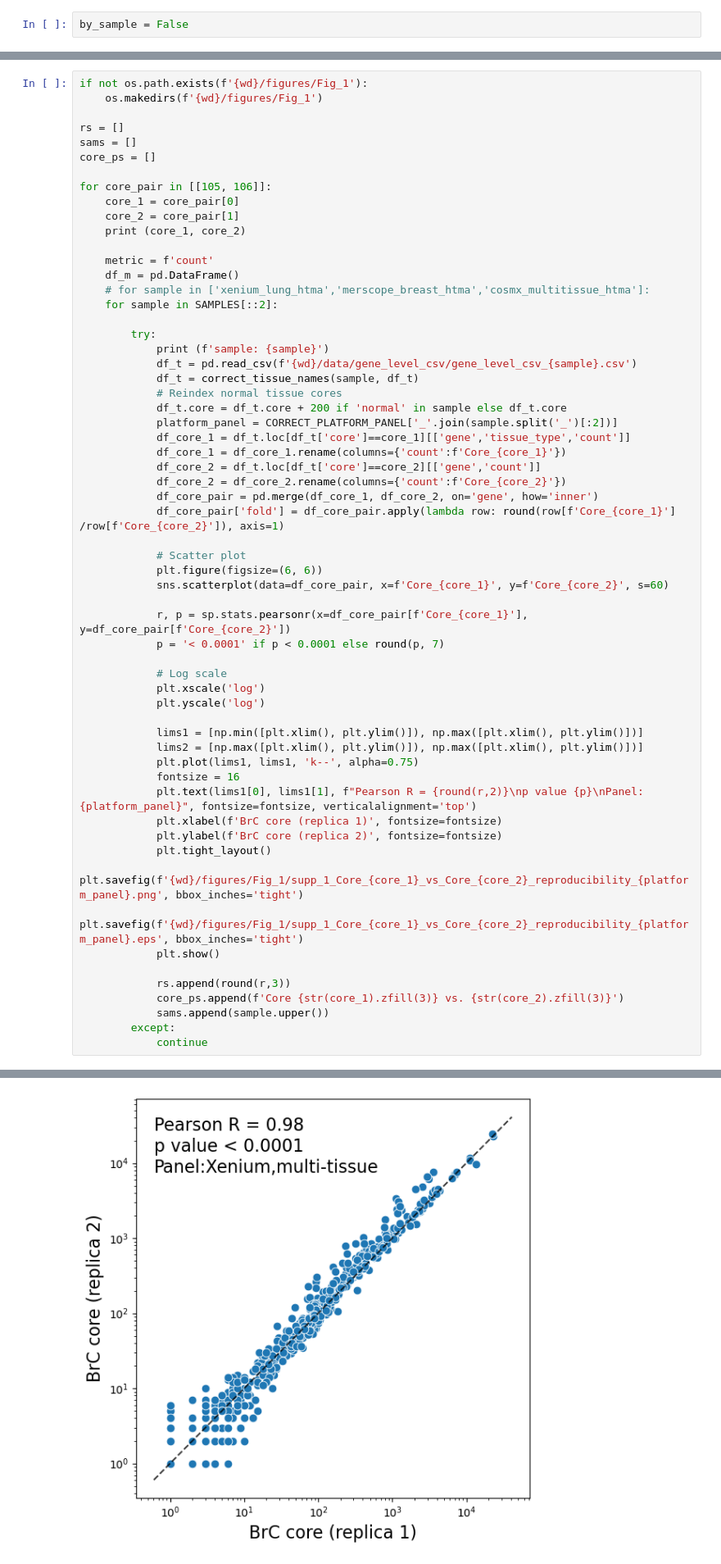
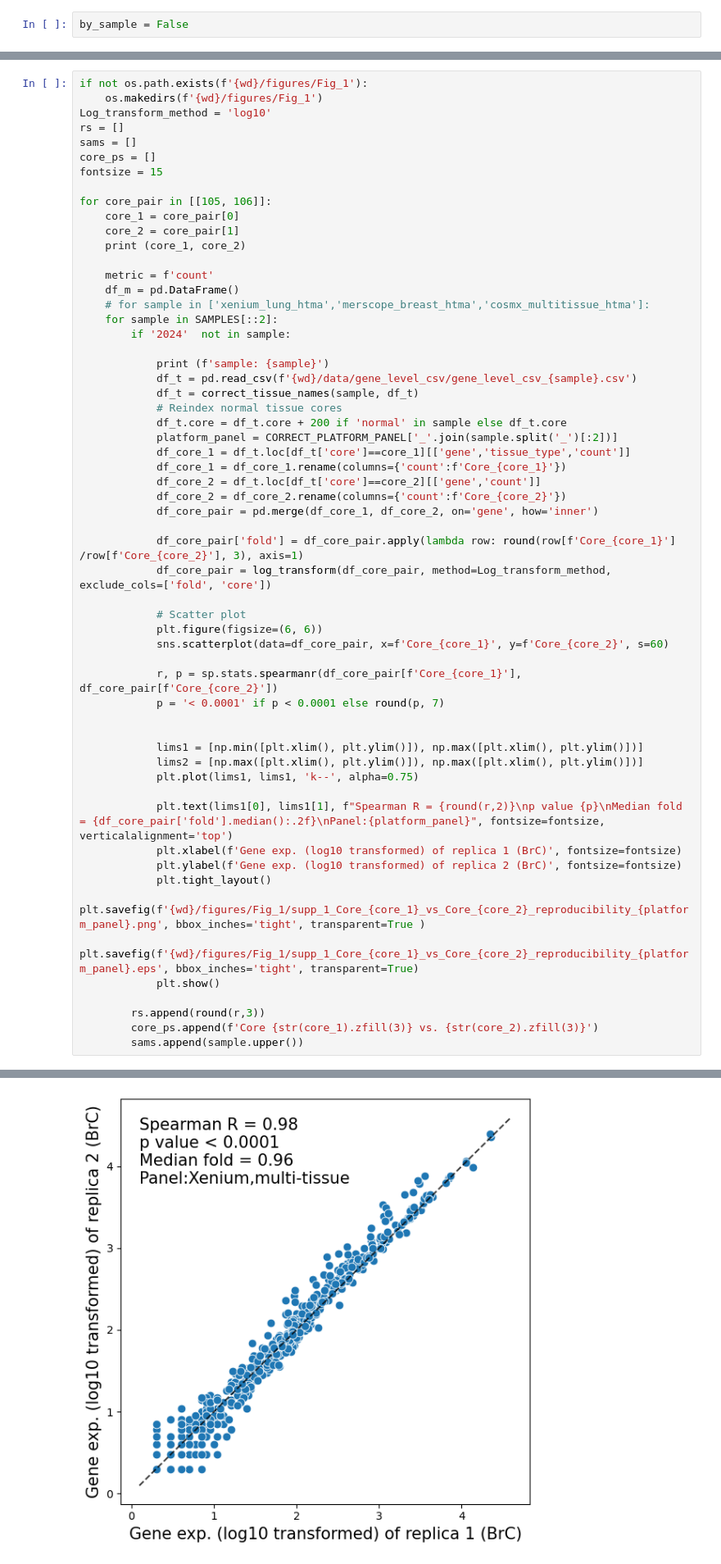
Before and after one commit to broadinstitute/ist_benchmarking, a Jupyter notebook: 03_gene_by_gene_plot.ipynb, the cells around one changed output, grey strips where cells are left out. Shown at 82% size. Drawn from its saved outputs; the diff is of its cells as text.

```diff
--- a/03_gene_by_gene_plot.ipynb
+++ b/03_gene_by_gene_plot.ipynb
@@ -277,10 +360,11 @@ No artists with labels found to put in legend.  Note that artists whose label st
 # %%
 if not os.path.exists(f'{wd}/figures/Fig_1'):
     os.makedirs(f'{wd}/figures/Fig_1')
-
+Log_transform_method = 'log10'
 rs = []
 sams = []
 core_ps = []
+fontsize = 15
 
 for core_pair in [[105, 106]]:
     core_1 = core_pair[0]
@@ -291,8 +375,8 @@ for core_pair in [[105, 106]]:
     df_m = pd.DataFrame()
     # for sample in ['xenium_lung_htma','merscope_breast_htma','cosmx_multitissue_htma']:
     for sample in SAMPLES[::2]:
+        if '2024'  not in sample:
 
-        try:
             print (f'sample: {sample}')
             df_t = pd.read_csv(f'{wd}/data/gene_level_csv/gene_level_csv_{sample}.csv')
             df_t = correct_tissue_names(sample, df_t)
@@ -304,36 +388,33 @@ for core_pair in [[105, 106]]:
             df_core_2 = df_t.loc[df_t['core']==core_2][['gene','count']]
             df_core_2 = df_core_2.rename(columns={'count':f'Core_{core_2}'})
             df_core_pair = pd.merge(df_core_1, df_core_2, on='gene', how='inner')
-            df_core_pair['fold'] = df_core_pair.apply(lambda row: round(row[f'Core_{core_1}'] /row[f'Core_{core_2}']), axis=1)
+
+            df_core_pair['fold'] = df_core_pair.apply(lambda row: round(row[f'Core_{core_1}'] /row[f'Core_{core_2}'], 3), axis=1)
+            df_core_pair = log_transform(df_core_pair, method=Log_transform_method, exclude_cols=['fold', 'core'])
 
             # Scatter plot
             plt.figure(figsize=(6, 6))
             sns.scatterplot(data=df_core_pair, x=f'Core_{core_1}', y=f'Core_{core_2}', s=60)
 
-            r, p = sp.stats.pearsonr(x=df_core_pair[f'Core_{core_1}'], y=df_core_pair[f'Core_{core_2}'])
+            r, p = sp.stats.spearmanr(df_core_pair[f'Core_{core_1}'], df_core_pair[f'Core_{core_2}'])
             p = '< 0.0001' if p < 0.0001 else round(p, 7)
 
-            # Log scale
-            plt.xscale('log')
-            plt.yscale('log')
 
             lims1 = [np.min([plt.xlim(), plt.ylim()]), np.max([plt.xlim(), plt.ylim()])]
             lims2 = [np.max([plt.xlim(), plt.ylim()]), np.max([plt.xlim(), plt.ylim()])]
             plt.plot(lims1, lims1, 'k--', alpha=0.75)
-            fontsize = 16
-            plt.text(lims1[0], lims1[1], f"Pearson R = {round(r,2)}\np value {p}\nPanel:{platform_panel}", fontsize=fontsize, verticalalignment='top')
-            plt.xlabel(f'BrC core (replica 1)', fontsize=fontsize)
-            plt.ylabel(f'BrC core (replica 2)', fontsize=fontsize)
+
+            plt.text(lims1[0], lims1[1], f"Spearman R = {round(r,2)}\np value {p}\nMedian fold = {df_core_pair['fold'].median():.2f}\nPanel:{platform_panel}", fontsize=fontsize, verticalalignment='top')
+            plt.xlabel(f'Gene exp. (log10 transformed) of replica 1 (BrC)', fontsize=fontsize)
+            plt.ylabel(f'Gene exp. (log10 transformed) of replica 2 (BrC)', fontsize=fontsize)
             plt.tight_layout()
-            plt.savefig(f'{wd}/figures/Fig_1/supp_1_Core_{core_1}_vs_Core_{core_2}_reproducibility_{platform_panel}.png', bbox_inches='tight')
-            plt.savefig(f'{wd}/figures/Fig_1/supp_1_Core_{core_1}_vs_Core_{core_2}_reproducibility_{platform_panel}.eps', bbox_inches='tight')
+            plt.savefig(f'{wd}/figures/Fig_1/supp_1_Core_{core_1}_vs_Core_{core_2}_reproducibility_{platform_panel}.png', bbox_inches='tight', transparent=True )
+            plt.savefig(f'{wd}/figures/Fig_1/supp_1_Core_{core_1}_vs_Core_{core_2}_reproducibility_{platform_panel}.eps', bbox_inches='tight', transparent=True)
             plt.show()
 
-            rs.append(round(r,3))
-            core_ps.append(f'Core {str(core_1).zfill(3)} vs. {str(core_2).zfill(3)}')
-            sams.append(sample.upper())
-        except:
-            continue
+        rs.append(round(r,3))
+        core_ps.append(f'Core {str(core_1).zfill(3)} vs. {str(core_2).zfill(3)}')
+        sams.append(sample.upper())
 # %% [output]
 105 106
 sample: xenium_breast_htma
@@ -342,5 +423,5 @@ The PostScript backend does not support transparency; partially transparent arti
 sample: xenium_panhuman_htma
 The PostScript backend does not support transparency; partially transparent artists will be rendered opaque.
-[figure, old version]
+[figure, new version]
 sample: xenium_lung_htma
 The PostScript backend does not support transparency; partially transparent artists will be rendered opaque.
```
Also changed, not shown: parts of 17 cells of this notebook.
